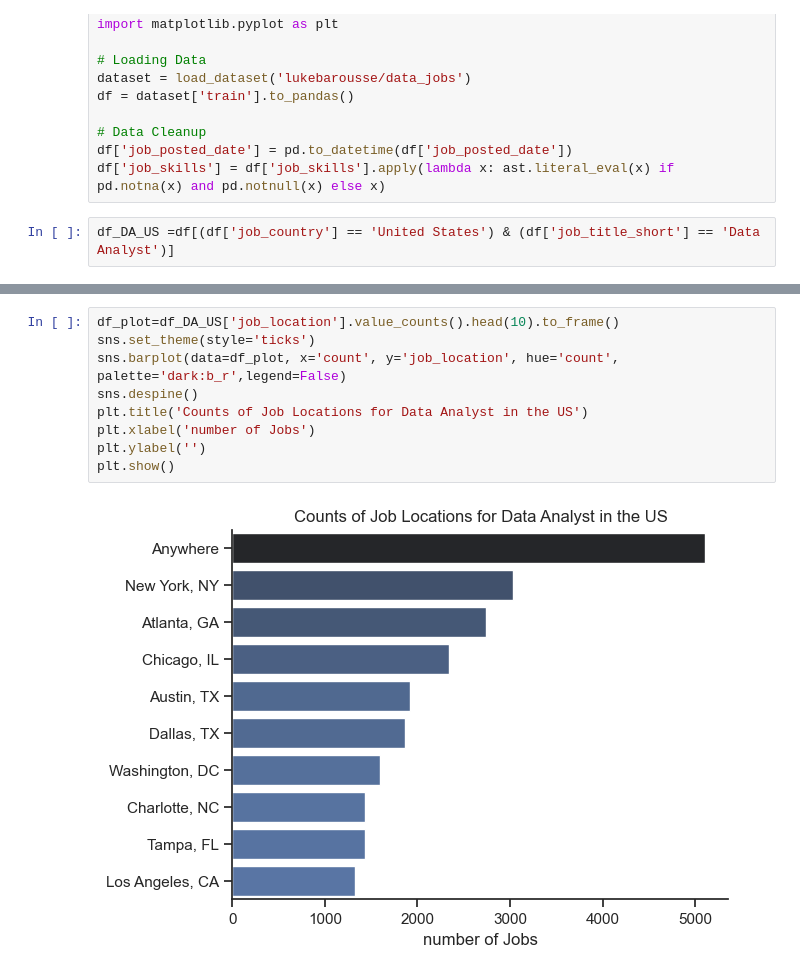
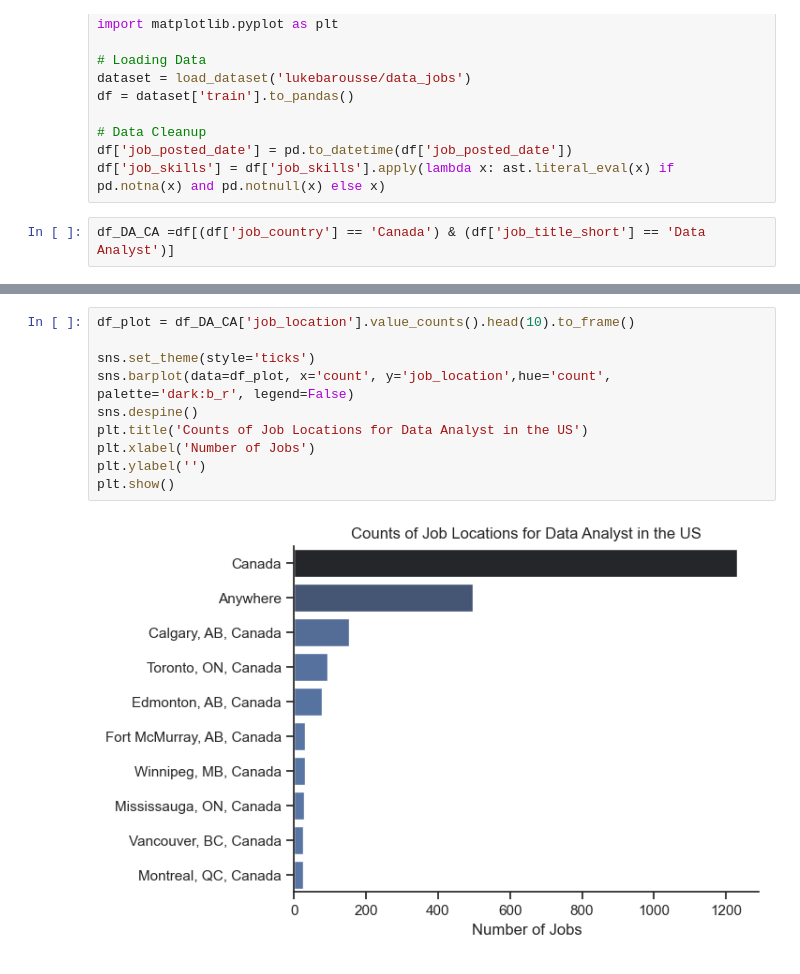
Before and after one commit to Cuishine/Python_Data_Project, a Jupyter notebook: 3_Project/1_EDA_Intro.ipynb, the cells around one changed output, grey strips where cells are left out. Cells and saved outputs as stored; diff of their text form.

```diff
--- a/3_Project/1_EDA_Intro.ipynb
+++ b/3_Project/1_EDA_Intro.ipynb
@@ -14,4 +14,4 @@ df = dataset['train'].to_pandas()
 df['job_posted_date'] = pd.to_datetime(df['job_posted_date'])
 df['job_skills'] = df['job_skills'].apply(lambda x: ast.literal_eval(x) if pd.notna(x) and pd.notnull(x) else x)
 # %%
-df_DA_US =df[(df['job_country'] == 'United States') & (df['job_title_short'] == 'Data Analyst')]
+df_DA_CA =df[(df['job_country'] == 'Canada') & (df['job_title_short'] == 'Data Analyst')]
@@ -18,11 +31,12 @@ df_DA_US =df[(df['job_country'] == 'United States') & (df['job_title_short'] ==
 # %%
-df_plot=df_DA_US['job_location'].value_counts().head(10).to_frame()
+df_plot = df_DA_CA['job_location'].value_counts().head(10).to_frame()
+
 sns.set_theme(style='ticks')
-sns.barplot(data=df_plot, x='count', y='job_location', hue='count', palette='dark:b_r',legend=False)
+sns.barplot(data=df_plot, x='count', y='job_location',hue='count', palette='dark:b_r', legend=False)
 sns.despine()
 plt.title('Counts of Job Locations for Data Analyst in the US')
-plt.xlabel('number of Jobs')
+plt.xlabel('Number of Jobs')
 plt.ylabel('')
 plt.show()
 # %% [output]
-[figure, old version]
+[figure, new version]
```
Also changed, not shown: parts of 7 cells of this notebook.
